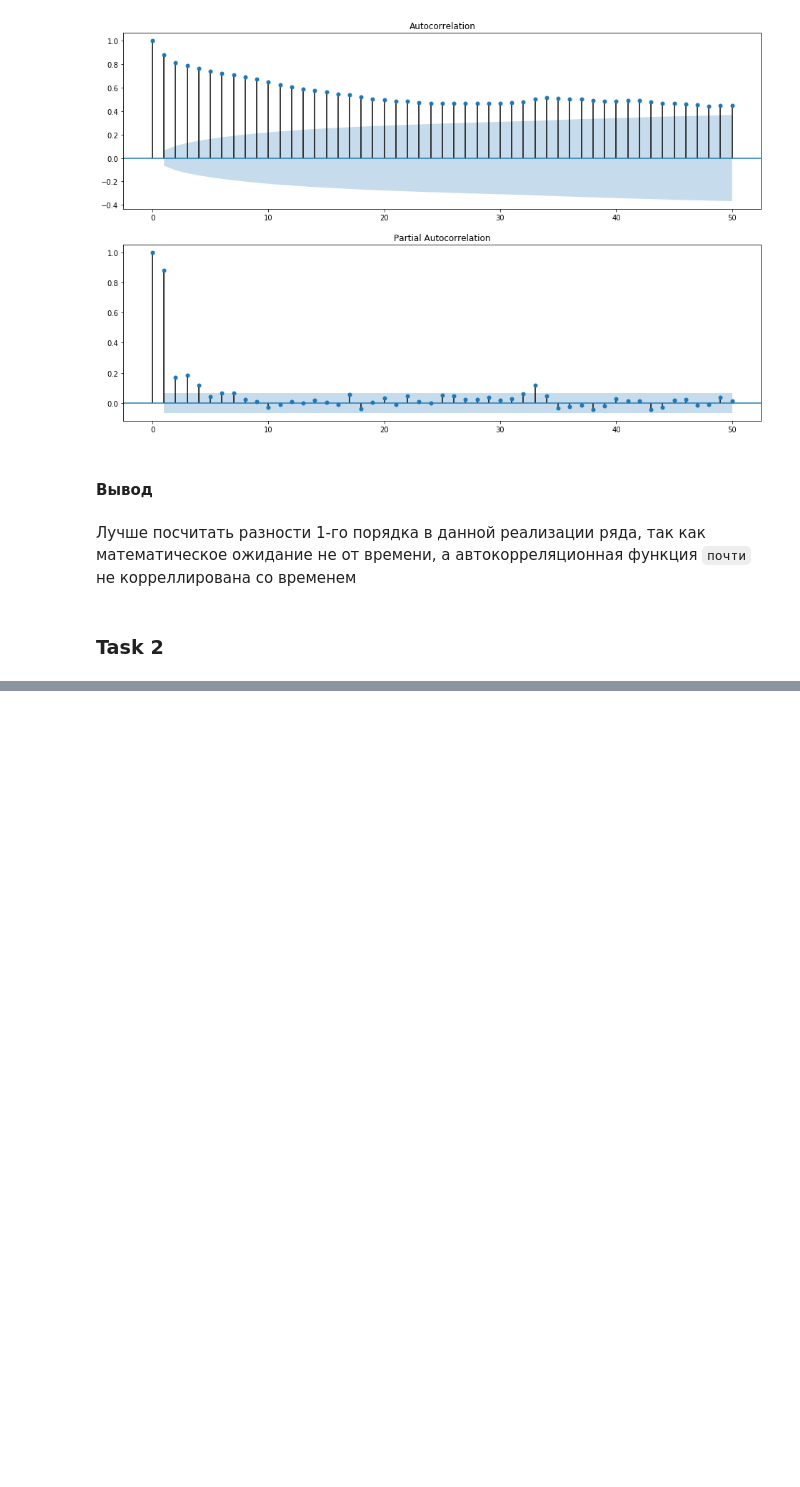
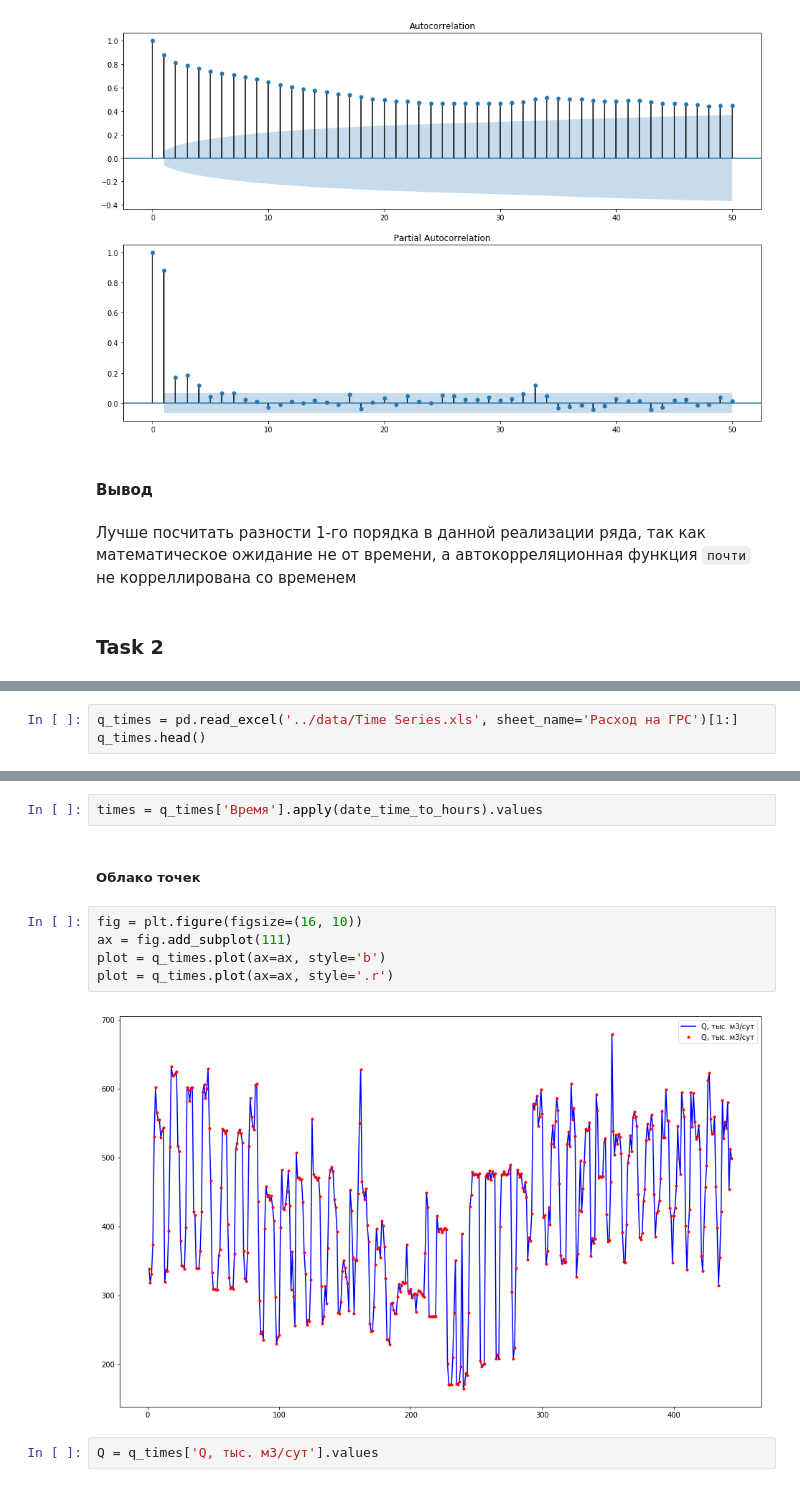
Before and after one commit to Bullldoger/prediction_theory, a Jupyter notebook: notebooks/Labs.ipynb, the cells around one changed output, grey strips where cells are left out. Saved outputs shown, nothing was run; the diff lists cells and outputs as text; blank space fills up the shorter version.

```diff
--- a/notebooks/Labs.ipynb
+++ b/notebooks/Labs.ipynb
@@ -1003,0 +1006,3 @@ fig = sm.graphics.tsa.plot_pacf(p_without_trend[:, 0], lags=50, ax=ax2)
+# %%
+q_times = pd.read_excel('../data/Time Series.xls', sheet_name='Расход на ГРС')[1:]
+q_times.head()
@@ -1003,0 +1027,13 @@ fig = sm.graphics.tsa.plot_pacf(p_without_trend[:, 0], lags=50, ax=ax2)
+# %%
+times = q_times['Время'].apply(date_time_to_hours).values
+# %% [markdown]
+##### Облако точек
+# %%
+fig = plt.figure(figsize=(16, 10))
+ax = fig.add_subplot(111)
+plot = q_times.plot(ax=ax, style='b')
+plot = q_times.plot(ax=ax, style='.r')
+# %% [output]
+[figure, added]
+# %%
+Q = q_times['Q, тыс. м3/сут'].values
```
Also changed, not shown: parts of 7 cells of this notebook.
